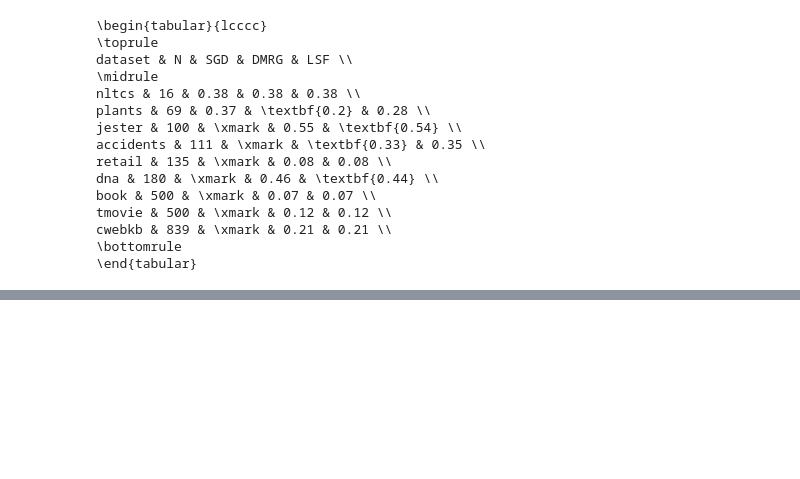
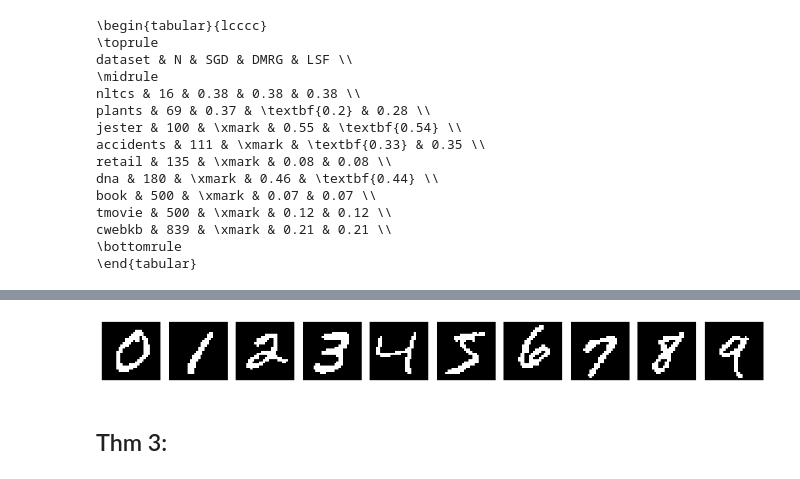
Before and after one commit to marawangamal/ptn, a Jupyter notebook: scripts/results.ipynb, the cells around one changed output, grey strips where cells are left out. Cells and saved outputs as stored; diff of their text form; code cells hidden in the pictures; blank space fills up the shorter version.

```diff
--- a/scripts/results.ipynb
+++ b/scripts/results.ipynb
@@ -495,0 +664,59 @@ cwebkb & 839 & \xmark & 0.21 & 0.21 \\
+# %%
+import torch
+import numpy as np
+import matplotlib.pyplot as plt
+import torchvision
+import torchvision.transforms as transforms
+
+# --------------------------------------------------
+# Same processing as your data loaders
+# --------------------------------------------------
+def make_transform(scale=None):
+    if scale is None:
+        return transforms.Compose([
+            transforms.ToTensor(),
+            lambda x: (x > 0.5).long(),   # binarize
+        ])
+    else:
+        return transforms.Compose([
+            transforms.Resize((scale, scale)),
+            transforms.ToTensor(),
+            lambda x: (x > 0.5).long(),   # binarize
+        ])
+
+transform = make_transform(scale=None)
+
+dataset = torchvision.datasets.MNIST(
+    "./data", train=True, transform=transform, download=True
+)
+
+# --------------------------------------------------
+# Collect one sample per class 0–9 (AFTER transform)
+# --------------------------------------------------
+examples = {d: None for d in range(10)}
+
+for img_t, label in dataset:
+    label = int(label)
+    if examples[label] is None:
+        examples[label] = img_t  # this is a torch tensor (1,28,28)
+    if all(v is not None for v in examples.values()):
+        break
+
+# --------------------------------------------------
+# Plot using raw NumPy arrays (exact same style as your code)
+# --------------------------------------------------
+plt.figure(figsize=(12, 9))
+
+for d in range(10):
+    img_t = examples[d]                     # torch tensor (1,H,W)
+    img_np = img_t.squeeze(0).numpy()       # -> (H,W) array of 0/1
+    plt.subplot(1, 10, d + 1)
+    plt.imshow(img_np, cmap="gray", interpolation="none")
+    plt.axis("off")
+
+plt.tight_layout()
+plt.show()
+# %% [output]
+[figure, added]
+# %% [markdown]
+## Thm 3:
```
Also changed, not shown: parts of 9 cells of this notebook, 6 other files.
